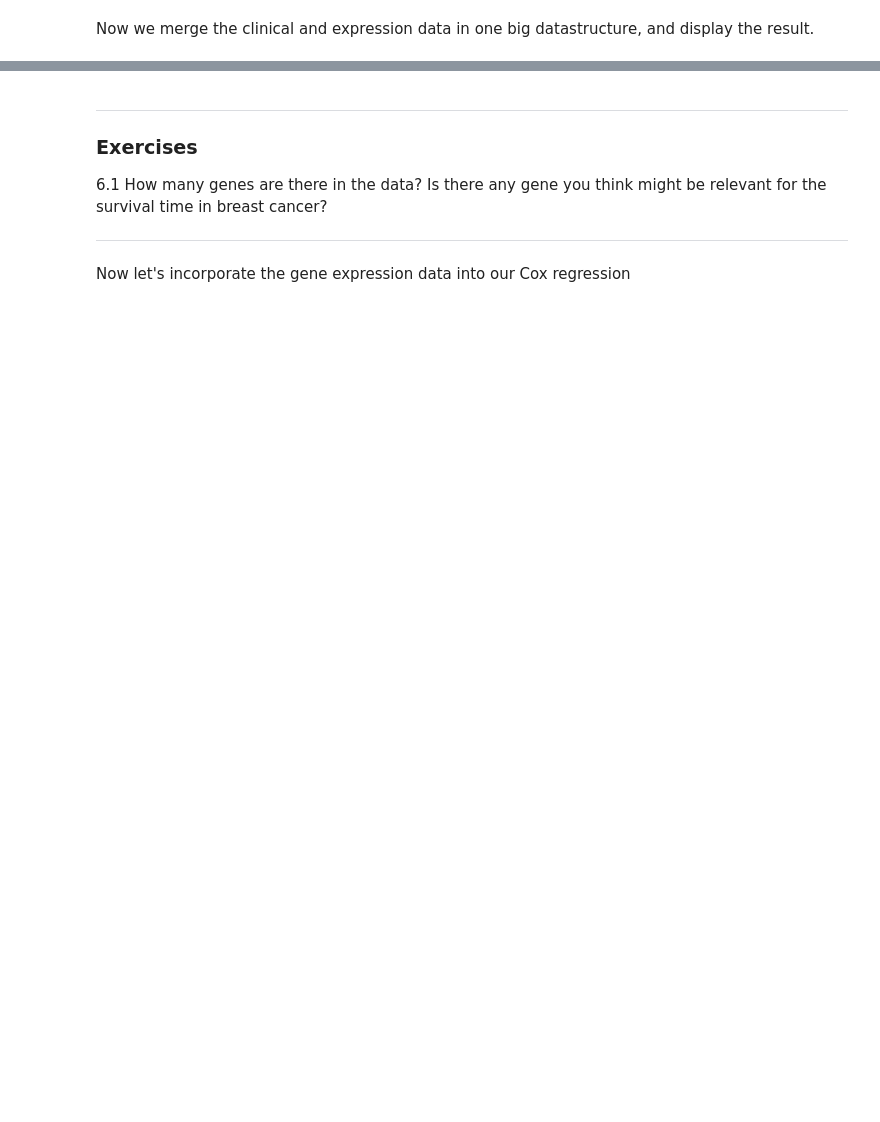
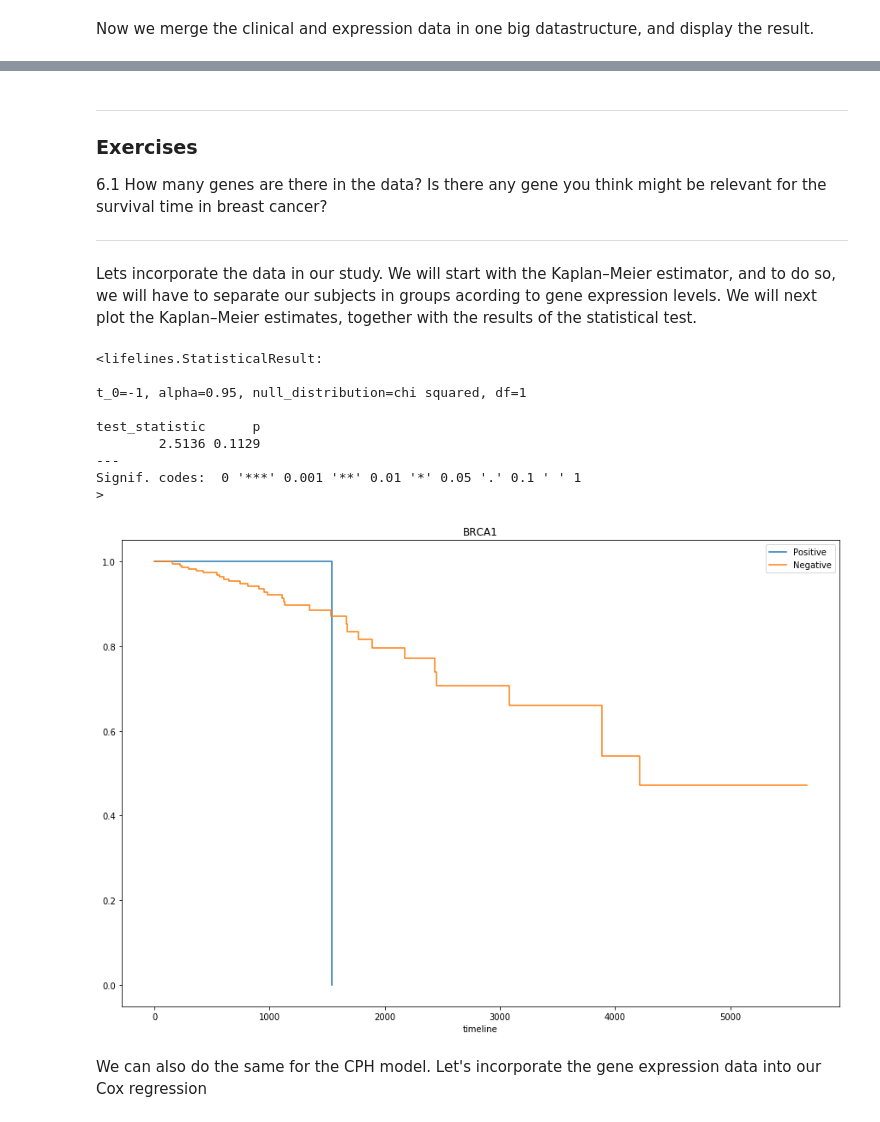
Before and after one commit to gjeuken/survival-workshop, a Jupyter notebook: Workshop.ipynb, the cells around one changed output, grey strips where cells are left out. Saved outputs shown, nothing was run; the diff lists cells and outputs as text; code cells hidden in the pictures; blank space fills up the shorter version.

```diff
--- a/Workshop.ipynb
+++ b/Workshop.ipynb
@@ -239,7 +327,41 @@ data
 
 ----
 
-Now let's incorporate the gene expression data into our Cox regression
+Lets incorporate the data in our study. We will start with the Kaplan–Meier estimator, and to do so, we will have to separate our subjects in groups acording to gene expression levels.
+We will next plot the Kaplan–Meier estimates, together with the results of the statistical test.
+# %%
+from lifelines.statistics import logrank_test
+
+### Define groups here
+treshold = 0
+
+group_1 = data.loc[data['BRCA1'] > treshold]
+group_2 = data.loc[data['BRCA1'] < treshold]
+###
+
+kmf.fit(group_1['Time'], group_1['Event'], label='Positive')
+ax = kmf.plot(ci_show=False)
+
+kmf.fit(group_2['Time'], group_2['Event'], label='Negative')
+kmf.plot(ax=ax, ci_show=False)
+
+plt.title('BRCA1')
+
+p_val = logrank_test(group_1['Time'], group_2['Time'], event_observed_A=group_1['Event'], event_observed_B=group_2['Event'])
+p_val
+# %% [output]
+<lifelines.StatisticalResult:
+
+t_0=-1, alpha=0.95, null_distribution=chi squared, df=1
+
+test_statistic      p
+        2.5136 0.1129
+---
+Signif. codes:  0 '***' 0.001 '**' 0.01 '*' 0.05 '.' 0.1 ' ' 1
+>
+[figure, added]
+# %% [markdown]
+We can also do the same for the CPH model. Let's incorporate the gene expression data into our Cox regression
 # %%
 formula = 'Time + Event + BRCA1'
 
```
Also changed, not shown: parts of 14 cells of this notebook.
